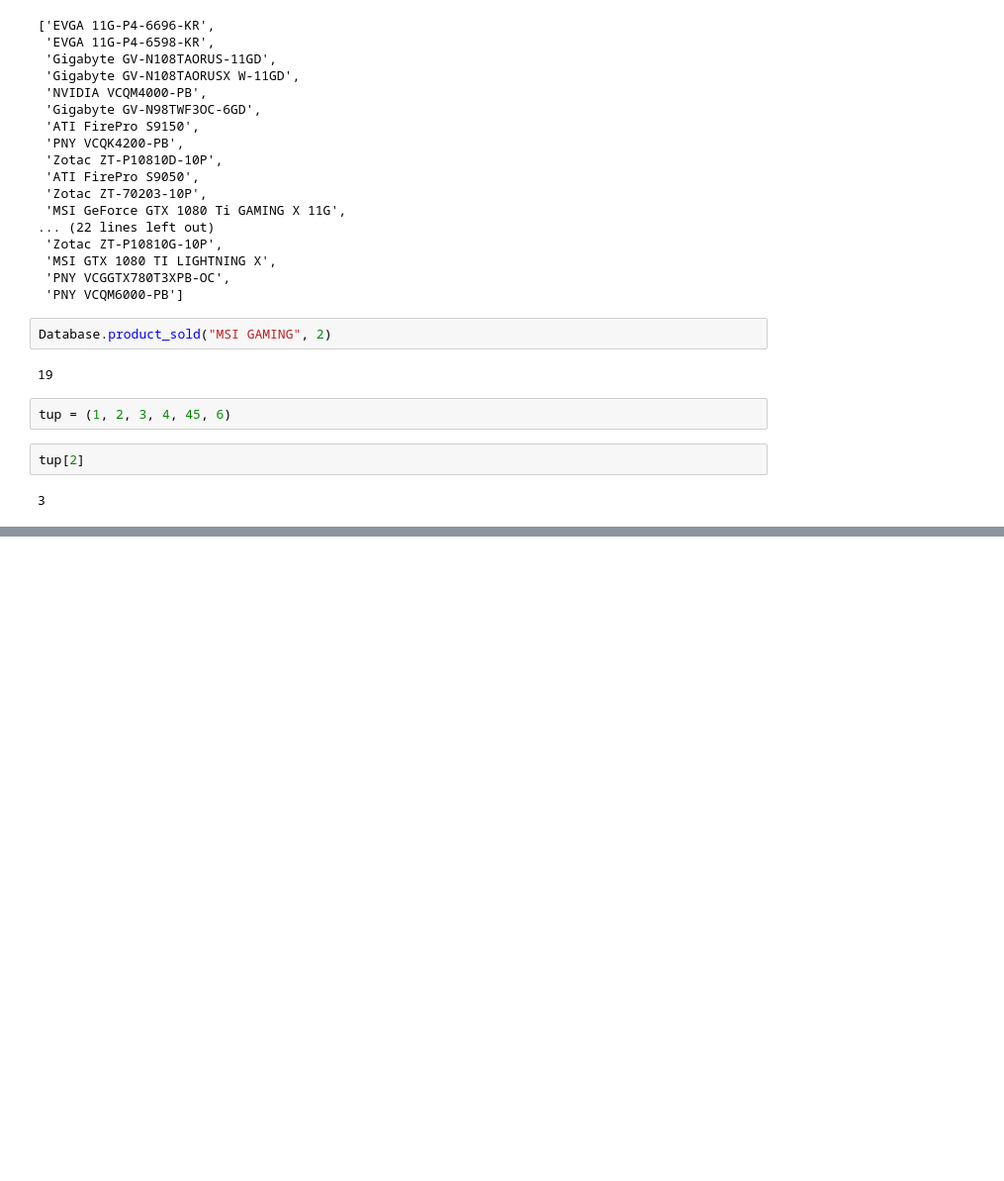
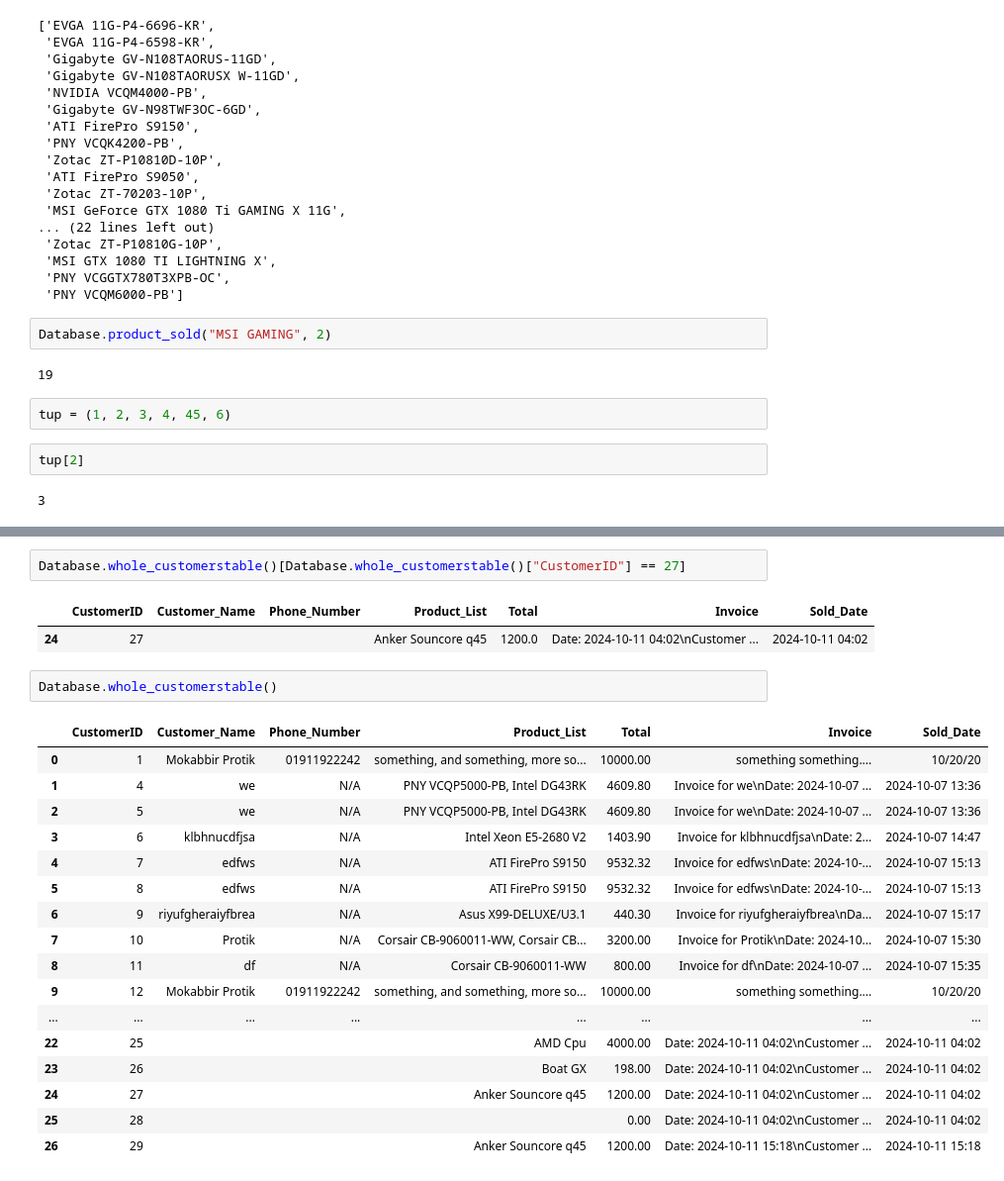
Before and after one commit to MProtik/Store-Management-System-Project, a Jupyter notebook: DatabaseNotebook.ipynb, the cells around one changed output, grey strips where cells are left out. Shown at 99% size. Drawn from its saved outputs; the diff is of its cells as text; blank space fills up the shorter version.

```diff
--- a/DatabaseNotebook.ipynb
+++ b/DatabaseNotebook.ipynb
@@ -744,0 +926,25 @@ Database.whole_customerstable()
+# %%
+Database.whole_customerstable()[Database.whole_customerstable()["CustomerID"] == 27]
+# %% [output]
+|  | CustomerID | Customer_Name | Phone_Number | Product_List | Total | Invoice | Sold_Date |
+| 24 | 27 |  |  | Anker Souncore q45 | 1200.0 | Date: 2024-10-11 04:02\nCustomer ... | 2024-10-11 04:02 |
+# %%
+Database.whole_customerstable()
+# %% [output]
+|  | CustomerID | Customer_Name | Phone_Number | Product_List | Total | Invoice | Sold_Date |
+| 0 | 1 | Mokabbir Protik | 01911922242 | something, and something, more so... | 10000.00 | something something.... | 10/20/20 |
+| 1 | 4 | we | N/A | PNY VCQP5000-PB, Intel DG43RK | 4609.80 | Invoice for we\nDate: 2024-10-07 ... | 2024-10-07 13:36 |
+| 2 | 5 | we | N/A | PNY VCQP5000-PB, Intel DG43RK | 4609.80 | Invoice for we\nDate: 2024-10-07 ... | 2024-10-07 13:36 |
+| 3 | 6 | klbhnucdfjsa | N/A | Intel Xeon E5-2680 V2 | 1403.90 | Invoice for klbhnucdfjsa\nDate: 2... | 2024-10-07 14:47 |
+| 4 | 7 | edfws | N/A | ATI FirePro S9150 | 9532.32 | Invoice for edfws\nDate: 2024-10-... | 2024-10-07 15:13 |
+| 5 | 8 | edfws | N/A | ATI FirePro S9150 | 9532.32 | Invoice for edfws\nDate: 2024-10-... | 2024-10-07 15:13 |
+| 6 | 9 | riyufgheraiyfbrea | N/A | Asus X99-DELUXE/U3.1 | 440.30 | Invoice for riyufgheraiyfbrea\nDa... | 2024-10-07 15:17 |
+| 7 | 10 | Protik | N/A | Corsair CB-9060011-WW, Corsair CB... | 3200.00 | Invoice for Protik\nDate: 2024-10... | 2024-10-07 15:30 |
+| 8 | 11 | df | N/A | Corsair CB-9060011-WW | 800.00 | Invoice for df\nDate: 2024-10-07 ... | 2024-10-07 15:35 |
+| 9 | 12 | Mokabbir Protik | 01911922242 | something, and something, more so... | 10000.00 | something something.... | 10/20/20 |
+| ... | ... | ... | ... | ... | ... | ... | ... |
+| 22 | 25 |  |  | AMD Cpu | 4000.00 | Date: 2024-10-11 04:02\nCustomer ... | 2024-10-11 04:02 |
+| 23 | 26 |  |  | Boat GX | 198.00 | Date: 2024-10-11 04:02\nCustomer ... | 2024-10-11 04:02 |
+| 24 | 27 |  |  | Anker Souncore q45 | 1200.00 | Date: 2024-10-11 04:02\nCustomer ... | 2024-10-11 04:02 |
+| 25 | 28 |  |  |  | 0.00 | Date: 2024-10-11 04:02\nCustomer ... | 2024-10-11 04:02 |
+| 26 | 29 |  |  | Anker Souncore q45 | 1200.00 | Date: 2024-10-11 15:18\nCustomer ... | 2024-10-11 15:18 |
```
Also changed, not shown: parts of 76 cells of this notebook, 28 other files.
